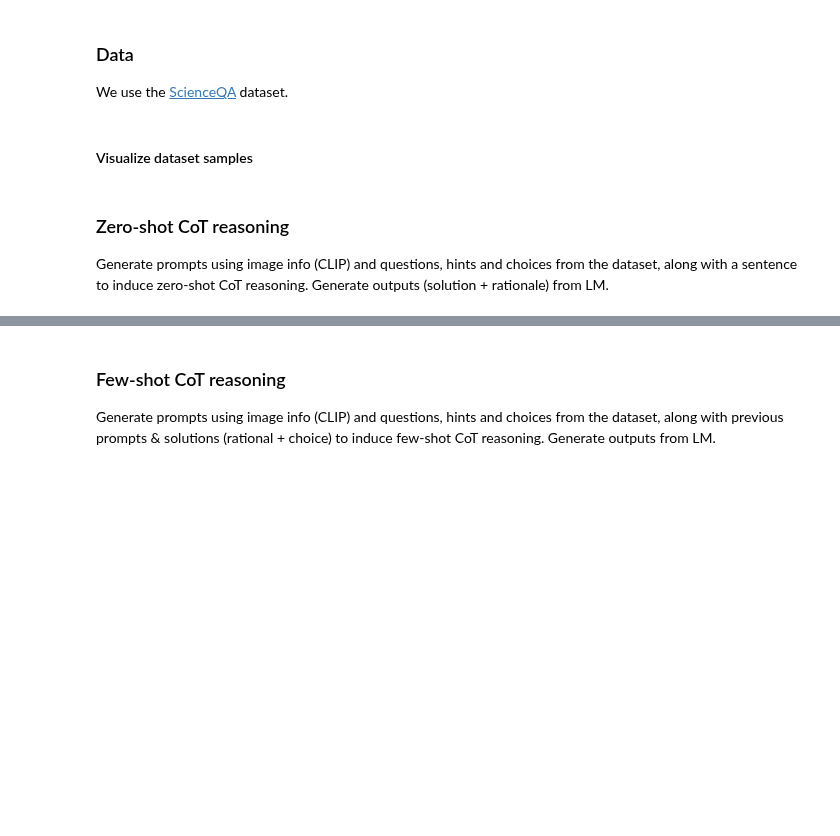
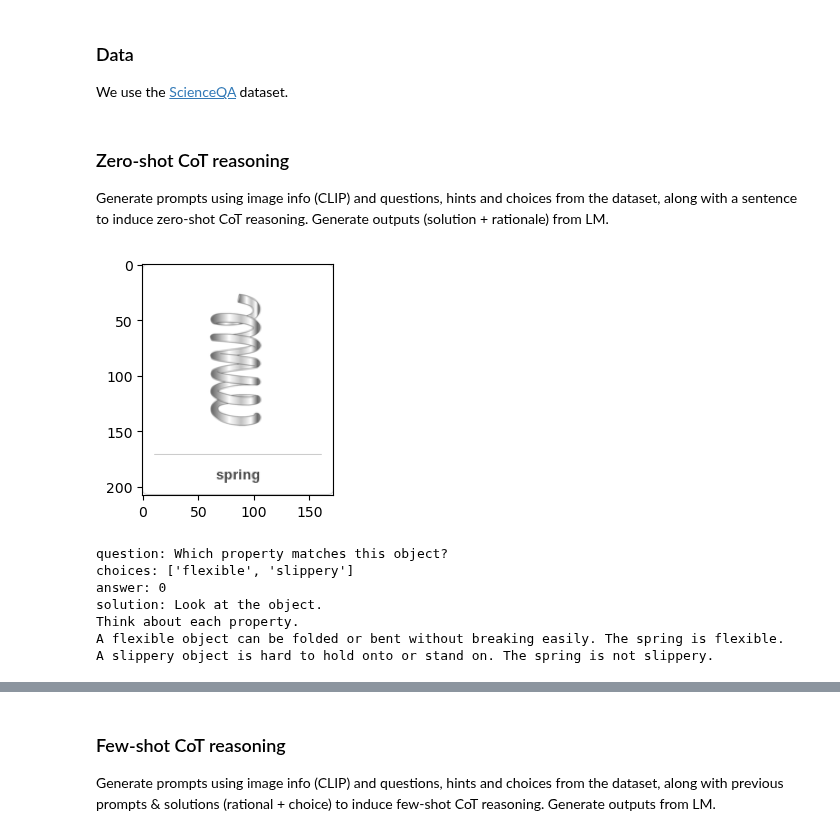
Before and after one commit to milenakapralova/socraticmodels, a Jupyter notebook: notebooks/mm_reasoning.ipynb, the cells around one changed output, grey strips where cells are left out. Cells and saved outputs as stored; diff of their text form; code cells hidden in the pictures; blank space fills up the shorter version.

```diff
--- a/notebooks/mm_reasoning.ipynb
+++ b/notebooks/mm_reasoning.ipynb
@@ -76,0 +22,3 @@ obj_feats = clip_manager.get_text_emb([f'Photo of a {o}.' for o in vocab_manager
+# %%
+# Instantiate the multimodal reasoner class.
+mm_reasoner = MmReasoner()
@@ -87,2 +35,0 @@ scienceQA_dataset = [sample for sample in scienceQA_dataset if sample['image'] i
-# %% [markdown]
-#### Visualize dataset samples
@@ -134,5 +36,22 @@ print(f'question: {sample["question"]}\nchoices: {sample["choices"]}\nanswer: {s
 # %% [markdown]
 ### Zero-shot CoT reasoning
 Generate prompts using image info (CLIP) and questions, hints and choices from the dataset, along with a sentence to induce zero-shot CoT reasoning. Generate outputs (solution + rationale) from LM.
+# %%
+# select & viz sample
+sample_idx = 142
+sample = mm_reasoner.sqa_dataset[sample_idx]
+plt.figure(figsize=(3, 3))
+plt.imshow(sample['image'])
+plt.show()
+print(f'question: {sample["question"]}\nchoices: {sample["choices"]}\nanswer: {sample["answer"]}\nsolution: {sample["solution"]}')
+# %% [output]
+[figure, added]
+question: Which property matches this object?
+choices: ['flexible', 'slippery']
+answer: 0
+solution: Look at the object.
+Think about each property.
+A flexible object can be folded or bent without breaking easily. The spring is flexible.
+A slippery object is hard to hold onto or stand on. The spring is not slippery.
 # %%
 # compose prompt
```
Also changed, not shown: parts of 24 cells of this notebook, 3 other files.
